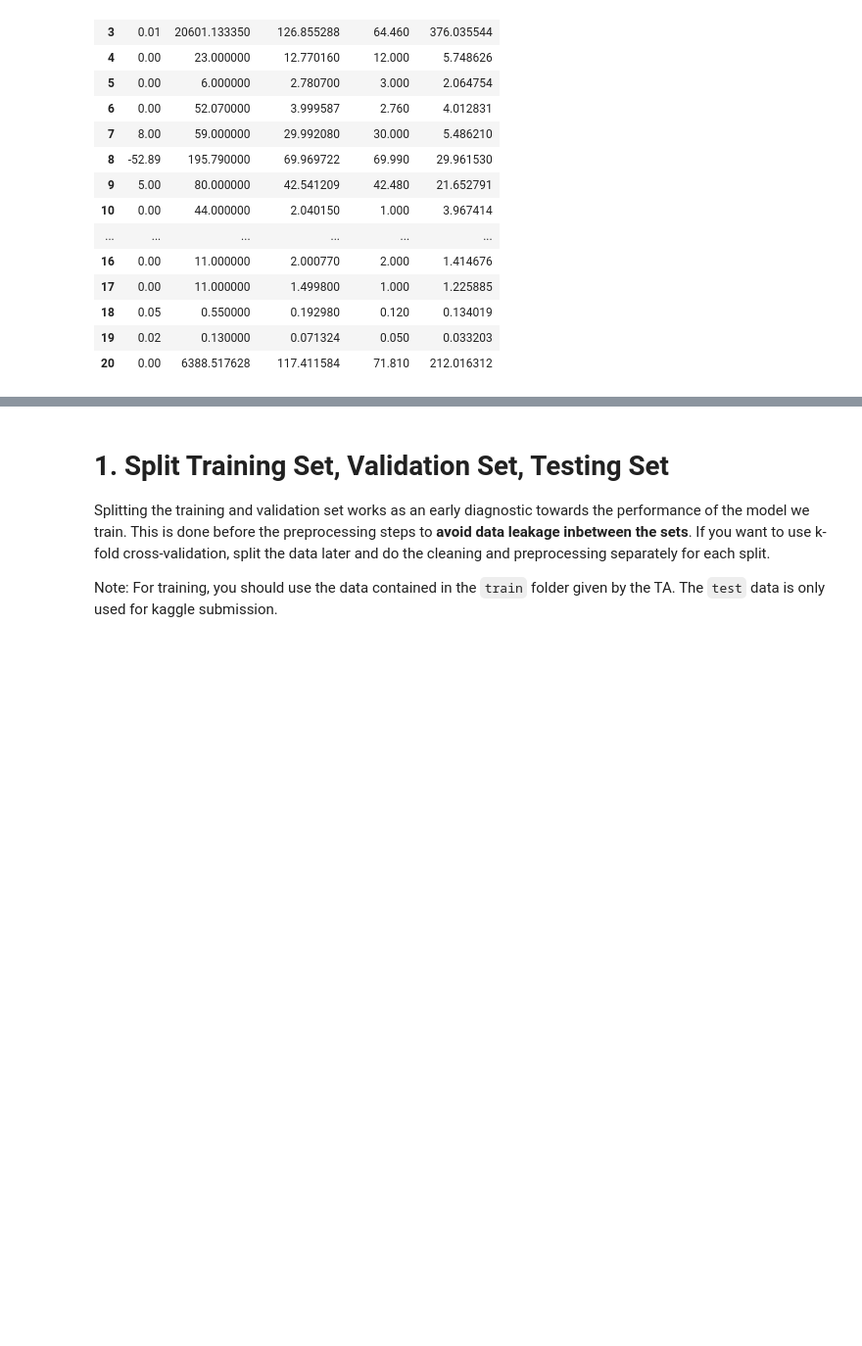
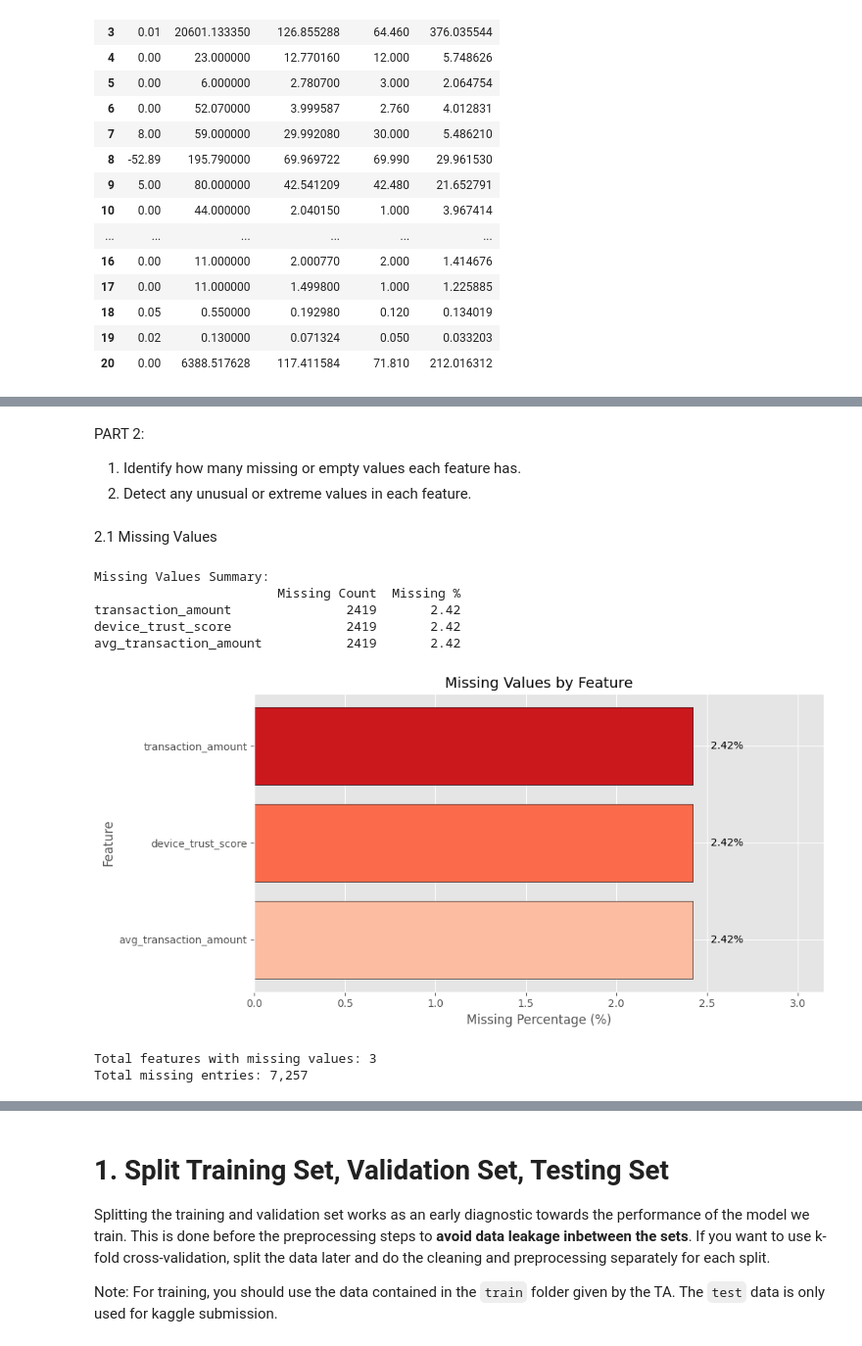
Before and after one commit to wiijaakk/IF3070_Tubes2_AbyuDAIya-Ganbatte, a Jupyter notebook: IF3070 Dasar Artificial Intelligence _ Tugas Besar 2 Notebook.ipynb, the cells around one changed output, grey strips where cells are left out. Shown at 98% size. Cells and saved outputs as stored; diff of their text form; code cells hidden in the pictures; blank space fills up the shorter version.

Commit message:
add: EDA part 2

```diff
--- a/IF3070 Dasar Artificial Intelligence _ Tugas Besar 2 Notebook.ipynb
+++ b/IF3070 Dasar Artificial Intelligence _ Tugas Besar 2 Notebook.ipynb
@@ -400,0 +349,52 @@ dtype: float64
+# %% [markdown]
+PART 2:
+1. Identify how many missing or empty values each feature has.
+2. Detect any unusual or extreme values in each feature.
+# %% [markdown]
+2.1 Missing Values
+# %%
+# Count and percentage of missing values
+missing_count = df.isna().sum().sort_values(ascending=False)
+missing_pct = df.isna().mean().sort_values(ascending=False) * 100
+
+# DataFrame Summart
+missing_df = pd.DataFrame({
+    'Missing Count': missing_count,
+    'Missing %': missing_pct.round(2)
+})
+missing_df = missing_df[missing_df['Missing Count'] > 0]
+
+print("Missing Values Summary:")
+print(missing_df)
+# %% [output]
+Missing Values Summary:
+                        Missing Count  Missing %
+transaction_amount               2419       2.42
+device_trust_score               2419       2.42
+avg_transaction_amount           2419       2.42
+# %%
+if len(missing_df) > 0:
+    plt.figure(figsize=(10, 5))
+    colors = sns.color_palette("Reds_r", len(missing_df))
+    bars = plt.barh(missing_df.index, missing_df['Missing %'], color=colors, edgecolor='black')
+
+    for bar, pct in zip(bars, missing_df['Missing %']):
+        plt.text(bar.get_width() + 0.1, bar.get_y() + bar.get_height()/2,
+                 f'{pct:.2f}%', va='center', fontsize=10)
+
+    plt.xlabel('Missing Percentage (%)', fontsize=12)
+    plt.ylabel('Feature', fontsize=12)
+    plt.title('Missing Values by Feature', fontsize=14)
+    plt.xlim(0, max(missing_df['Missing %']) * 1.3)
+    plt.gca().invert_yaxis()
+    plt.tight_layout()
+    plt.show()
+
+    print(f"\nTotal features with missing values: {len(missing_df)}")
+    print(f"Total missing entries: {missing_df['Missing Count'].sum():,}")
+else:
+    print("No missing values found in the dataset!")
+# %% [output]
+[figure, added]
+Total features with missing values: 3
+Total missing entries: 7,257
```
Also changed, not shown: parts of 7 cells of this notebook.
